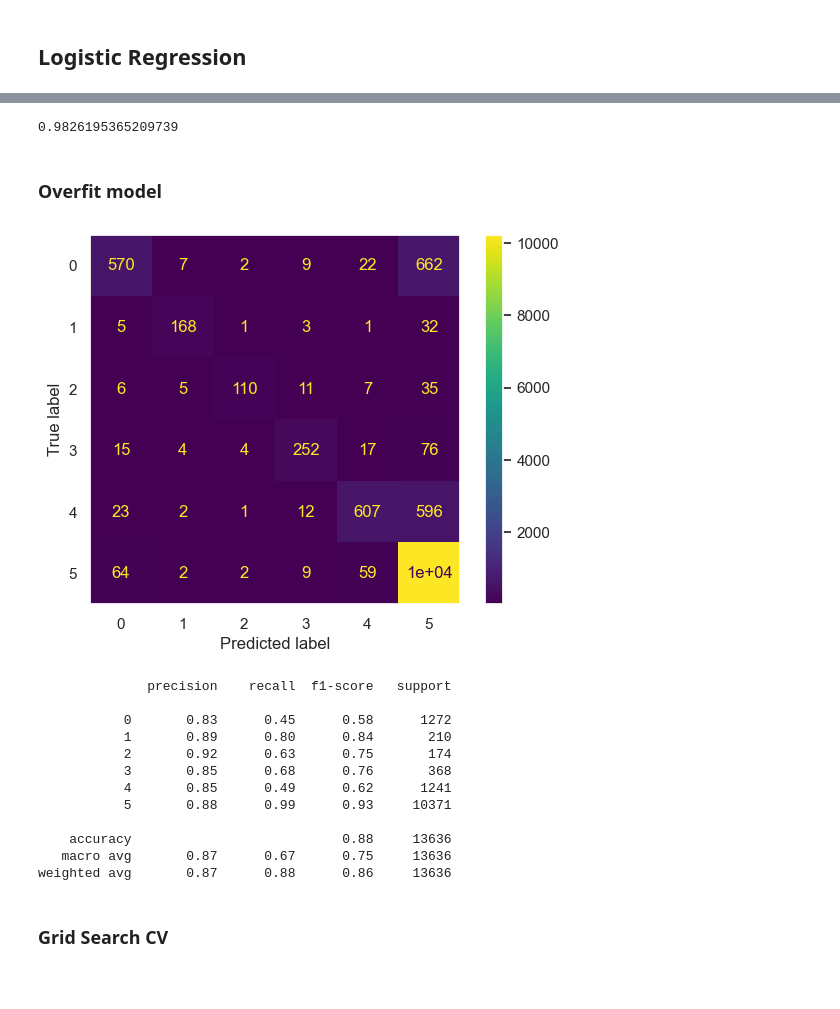
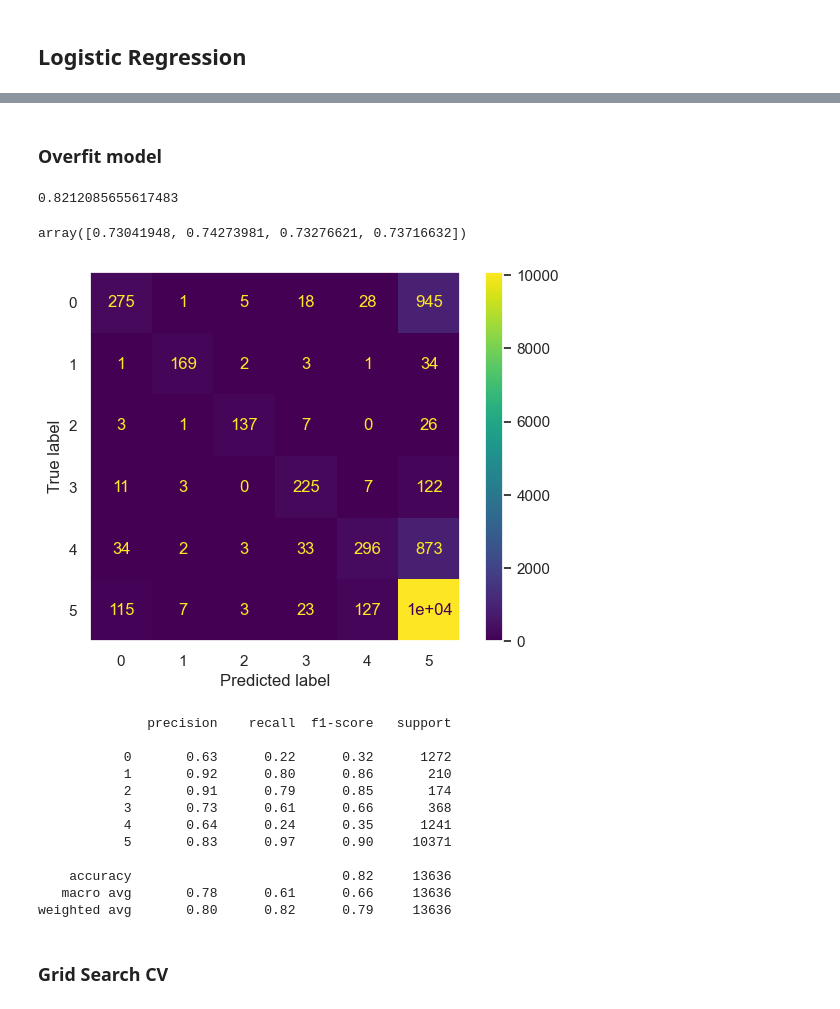
Before and after one commit to seg-fault123/mlp_project, a Jupyter notebook: preprocessing.ipynb, the cells around one changed output, grey strips where cells are left out. Cells and saved outputs as stored; diff of their text form; code cells hidden in the pictures; blank space fills up the shorter version.

```diff
--- a/preprocessing.ipynb
+++ b/preprocessing.ipynb
@@ -135,15 +136,13 @@ col_transform=ColumnTransformer([('pass', 'passthrough', ['RecipeNumber', 'Recip
                                                           'ReplyCount', 'ThumbsUpCount', 'ThumbsDownCount',
                                                           'BestScore', 'Hour']),
                                  ('day', OneHotEncoder(), ['Day']),
-                                 ('vect2', CountVectorizer(stop_words='english'), 'Recipe_Review')], n_jobs=-1)
-
-scaler_transform=ColumnTransformer([('scaler', StandardScaler(with_mean=False), list(range(8)))],
-                                   remainder='passthrough', n_jobs=-1)
+                                 ('vect2', CountVectorizer(stop_words='english', max_features=1000), 'Recipe_Review')], n_jobs=-1)
 
 log_reg_pipeline=Pipeline([('imputer', SimpleImputer(fill_value='No_Review', strategy='constant').set_output(transform='pandas')),
                            ('col_transform', col_transform),
-                           ('scaler', StandardScaler(with_mean=False)),
-                        #    ('scaler', scaler_transform),
+                           ('dense', FunctionTransformer(lambda x: x.toarray(), accept_sparse=True)),
+                           ('scaler', StandardScaler()),
+                           ('pca', PCA(n_components=0.95, svd_solver='full')),
                            ('clsf', LogisticRegression(n_jobs=-1))])
 # %%
 log_reg_pipeline.fit(X_train, y_train)
@@ -168,31 +166,37 @@ Pipeline(steps=[('imputer',
                 ('clsf', LogisticRegression(n_jobs=-1))])
-# %%
-predictions=log_reg_pipeline.predict(X_train)
-log_reg_pipeline.score(X_train, y_train)
-# %% [output]
-0.9826195365209739
 # %% [markdown]
 ### Overfit model
+# %%
+train_predict=log_reg_pipeline.predict(X_train)
+test_predict=log_reg_pipeline.predict(test_data)
+# %%
+accuracy_score(y_train, train_predict)
+# %% [output]
+0.8212085655617483
+# %%
+cross_val_score(log_reg_pipeline, X_train, y_train, cv=4)
+# %% [output]
+array([0.73041948, 0.74273981, 0.73276621, 0.73716632])
 # %%
-ConfusionMatrixDisplay.from_estimator(log_reg_pipeline, X_train, y_train)
+ConfusionMatrixDisplay.from_predictions(y_train, train_predict, display_labels=log_reg_pipeline.classes_)
 plt.grid(False)
 # %% [output]
-[figure, old version]
+[figure, new version]
 # %%
-print(classification_report(y_train, predictions))
+print(classification_report(y_train, train_predict))
 # %% [output]
               precision    recall  f1-score   support
 
-           0       0.83      0.45      0.58      1272
-           1       0.89      0.80      0.84       210
-           2       0.92      0.63      0.75       174
-           3       0.85      0.68      0.76       368
-           4       0.85      0.49      0.62      1241
-           5       0.88      0.99      0.93     10371
+           0       0.63      0.22      0.32      1272
+           1       0.92      0.80      0.86       210
+           2       0.91      0.79      0.85       174
+           3       0.73      0.61      0.66       368
+           4       0.64      0.24      0.35      1241
+           5       0.83      0.97      0.90     10371
 
-    accuracy                           0.88     13636
-   macro avg       0.87      0.67      0.75     13636
-weighted avg       0.87      0.88      0.86     13636
+    accuracy                           0.82     13636
+   macro avg       0.78      0.61      0.66     13636
+weighted avg       0.80      0.82      0.79     13636
 # %% [markdown]
 ### Grid Search CV
 # %%
```
Also changed, not shown: parts of 9 cells of this notebook.
